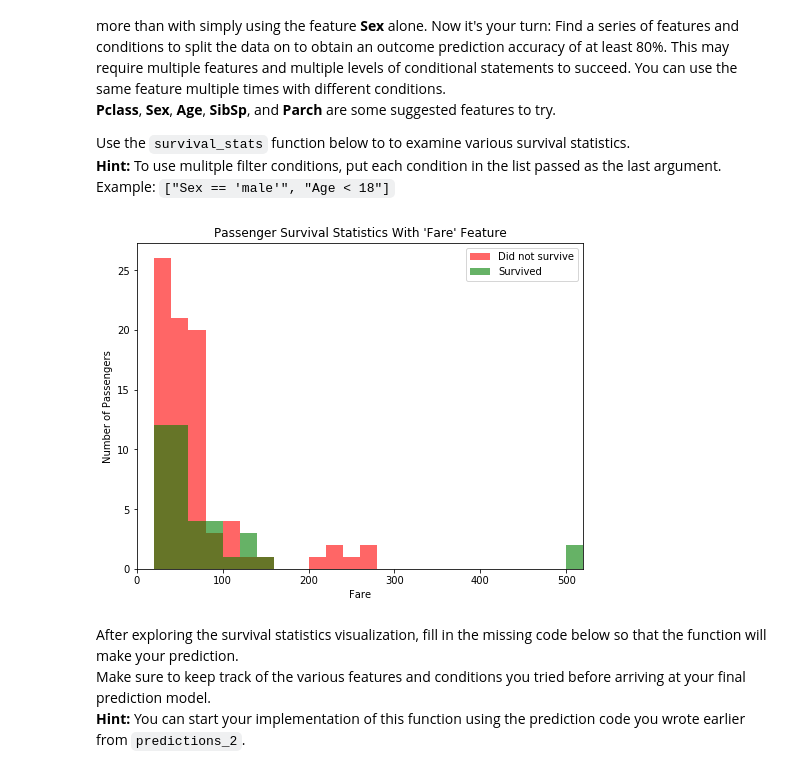
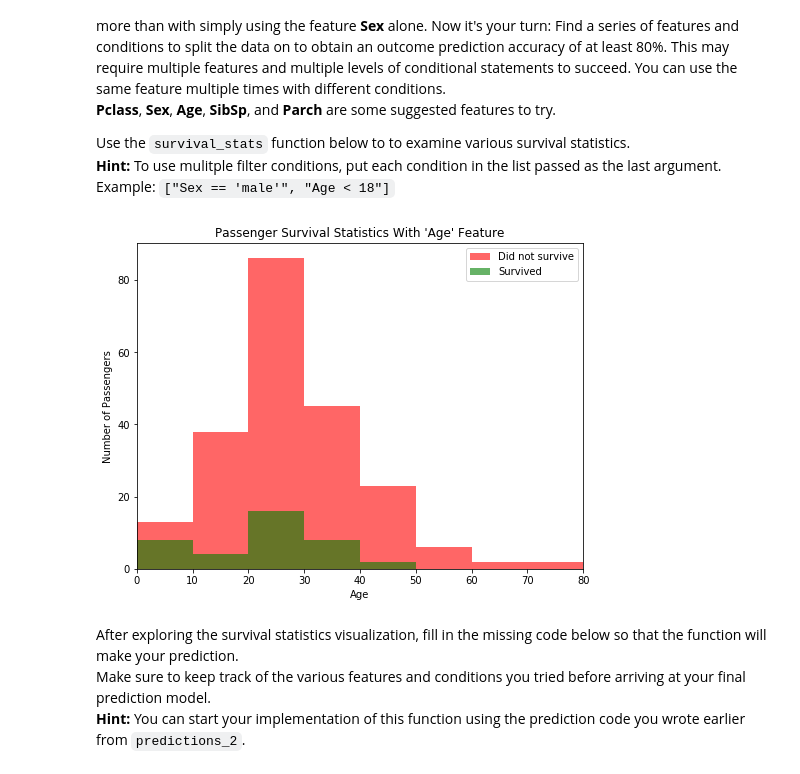
Before and after one commit to petrosmaragkoudakis/machine-learning, a Jupyter notebook: projects/titanic_survival_exploration/titanic_survival_exploration.ipynb, the cells around one changed output. Saved outputs shown, nothing was run; the diff lists cells and outputs as text; code cells hidden in the pictures.

```diff
--- a/projects/titanic_survival_exploration/titanic_survival_exploration.ipynb
+++ b/projects/titanic_survival_exploration/titanic_survival_exploration.ipynb
@@ -216,9 +216,9 @@ Adding the feature **Age** as a condition in conjunction with **Sex** improves t
 Use the `survival_stats` function below to to examine various survival statistics.
 **Hint:** To use mulitple filter conditions, put each condition in the list passed as the last argument. Example: `["Sex == 'male'", "Age < 18"]`
 # %%
-vs.survival_stats(data, outcomes, 'Fare', ["Sex == 'male'", "Fare > 30"])
+vs.survival_stats(data, outcomes, 'Age', ["Sex == 'male'", "Pclass == 3"])
 # %% [output]
-[figure, old version]
+[figure, new version]
 # %% [markdown]
 After exploring the survival statistics visualization, fill in the missing code below so that the function will make your prediction.
 Make sure to keep track of the various features and conditions you tried before arriving at your final prediction model.
```
Also changed, not shown: parts of 3 cells of this notebook, 21 other files.
